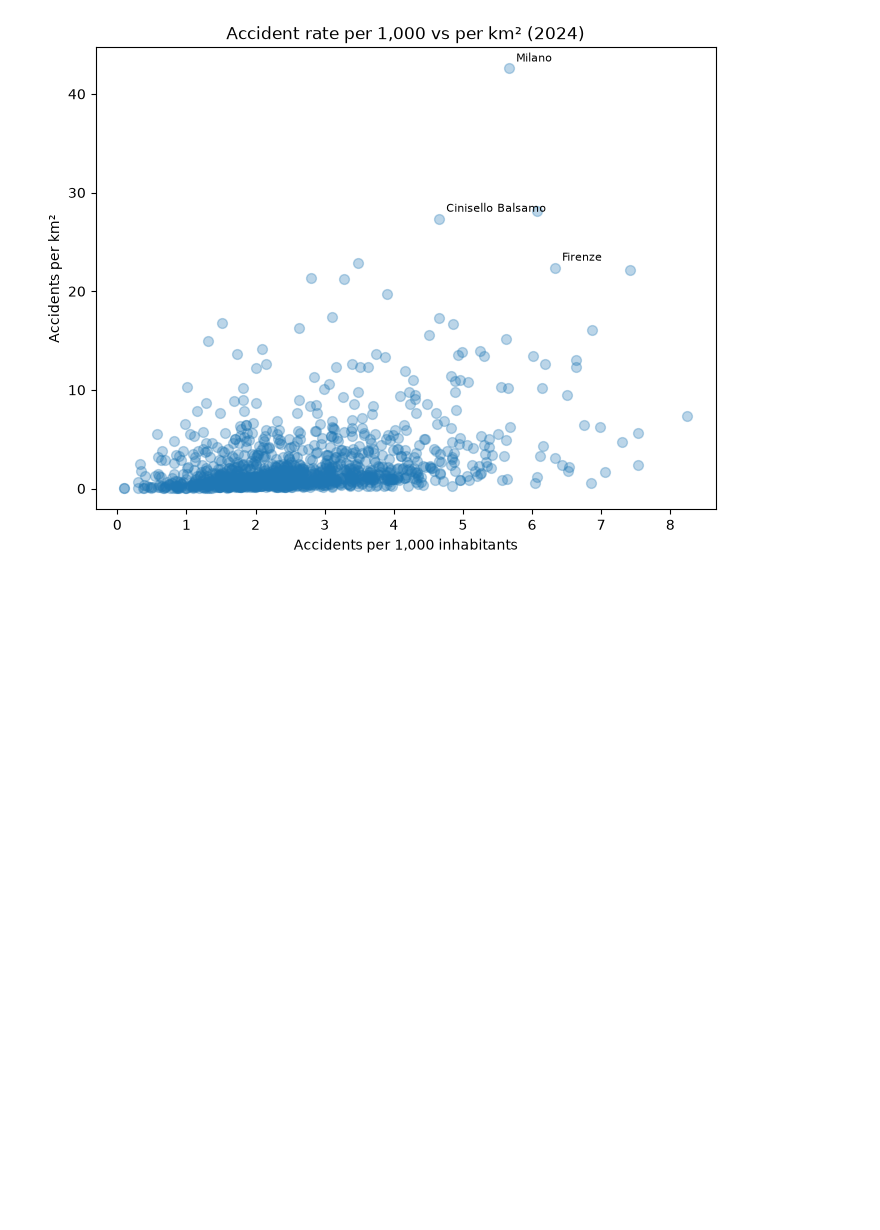
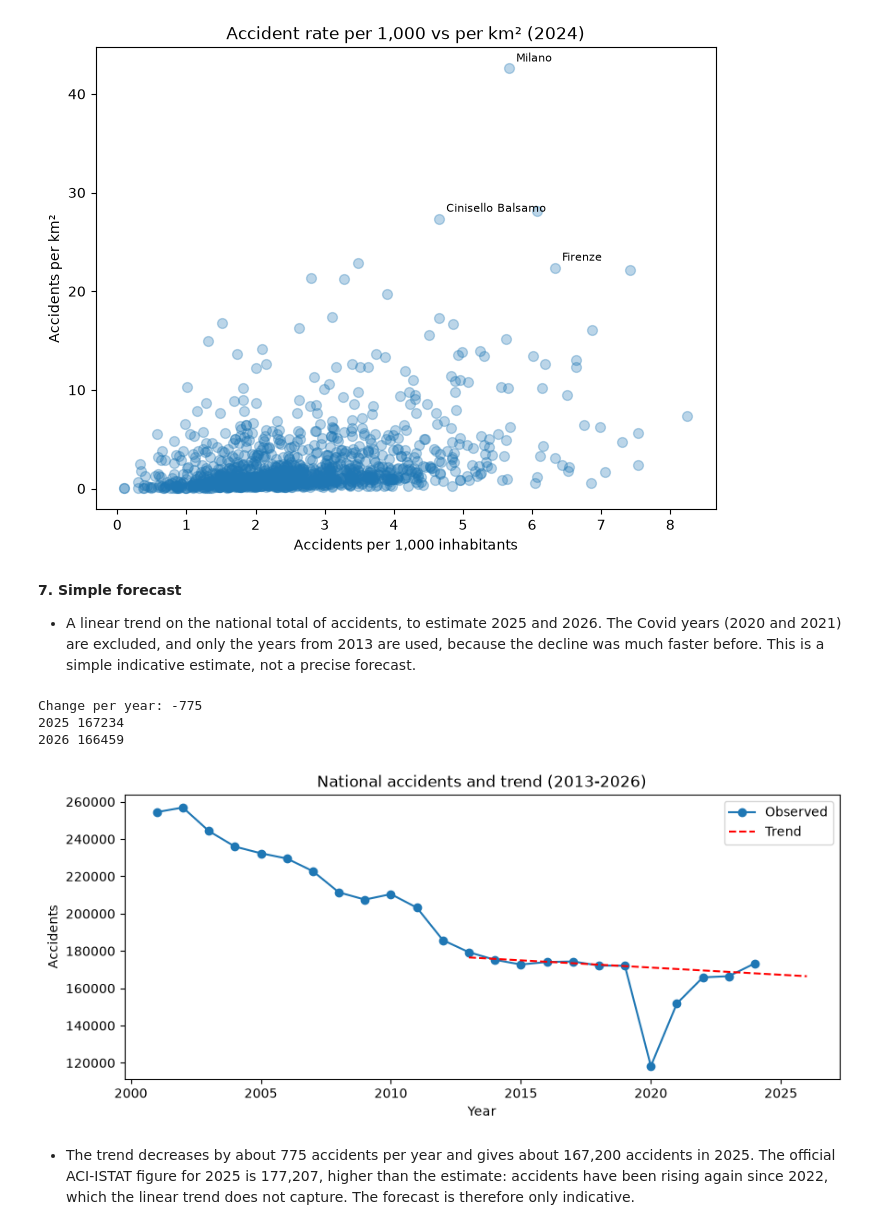
Before and after one commit to martinafurian/istat-accidents-analysis, a Jupyter notebook: 04_eda_analysis.ipynb, the cells around one changed output. Drawn from its saved outputs; the diff is of its cells as text; code cells hidden in the pictures; blank space fills up the shorter version.

```diff
--- a/04_eda_analysis.ipynb
+++ b/04_eda_analysis.ipynb
@@ -165,3 +192,30 @@ ax.set_title("Accident rate per 1,000 vs per km² (2024)")
 plt.show()
 # %% [output]
 [figure]
+# %% [markdown]
+**7. Simple forecast**
+* A linear trend on the national total of accidents, to estimate 2025 and 2026. The Covid years (2020 and 2021) are excluded, and only the years from 2013 are used, because the decline was much faster before. This is a simple indicative estimate, not a precise forecast.
+# %%
+years_fit = check[(check["TIME_PERIOD"] >= 2013) & (~check["TIME_PERIOD"].isin([2020, 2021]))]
+
+slope, intercept = np.polyfit(years_fit["TIME_PERIOD"], years_fit["total_accidents"], 1)
+print("Change per year:", round(slope))
+
+for year in [2025, 2026]:
+    print(year, round(intercept + slope * year))
+
+plt.figure(figsize=(10, 4))
+plt.plot(check["TIME_PERIOD"], check["total_accidents"], marker="o", label="Observed")
+plt.plot([2013, 2026], [intercept + slope * 2013, intercept + slope * 2026], "--", color="red", label="Trend")
+plt.title("National accidents and trend (2013-2026)")
+plt.xlabel("Year")
+plt.ylabel("Accidents")
+plt.legend()
+plt.show()
+# %% [output]
+Change per year: -775
+2025 167234
+2026 166459
+[figure, added]
+# %% [markdown]
+* The trend decreases by about 775 accidents per year and gives about 167,200 accidents in 2025. The official ACI-ISTAT figure for 2025 is 177,207, higher than the estimate: accidents have been rising again since 2022, which the linear trend does not capture. The forecast is therefore only indicative.
```
Also changed, not shown: parts of 3 cells of this notebook.
